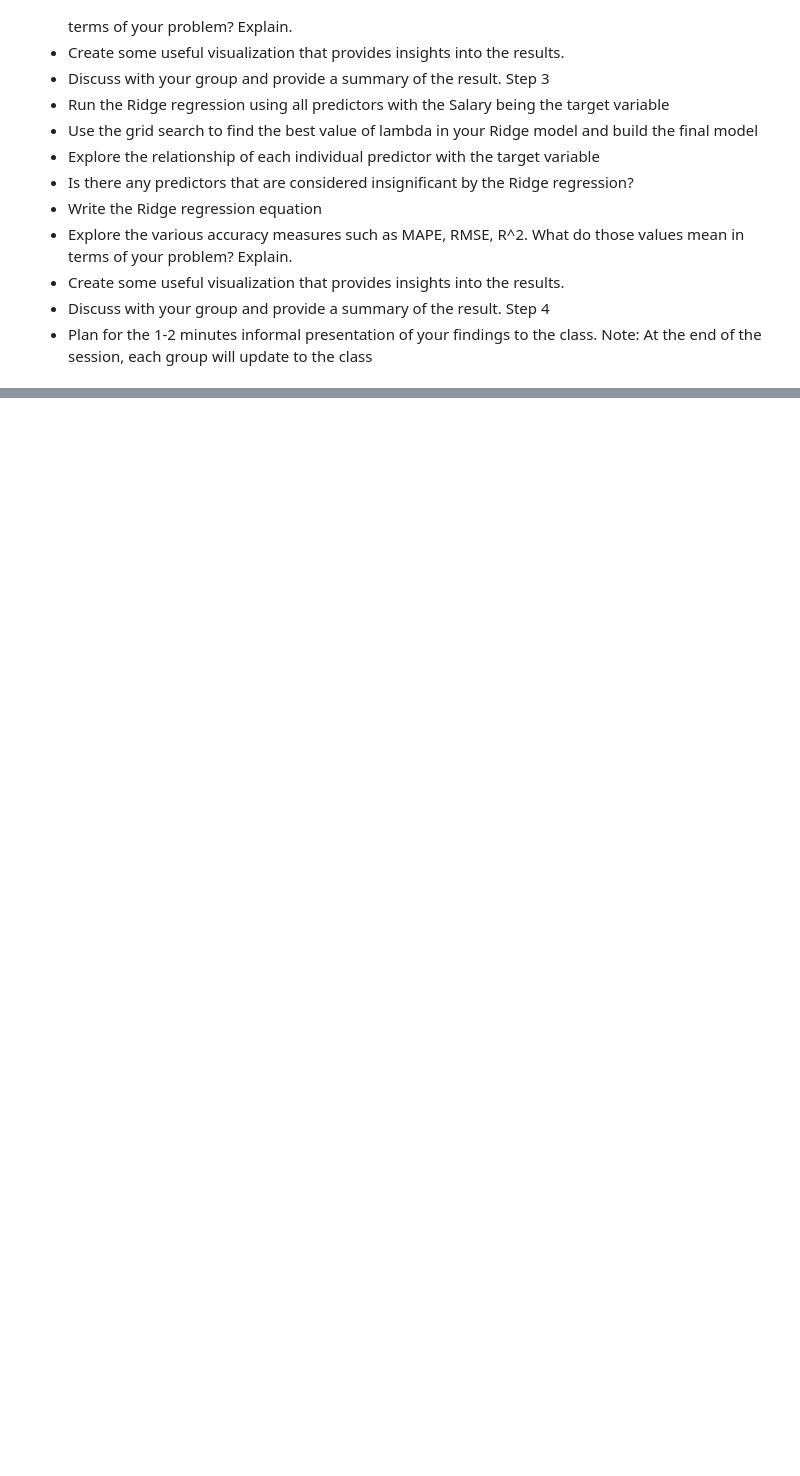
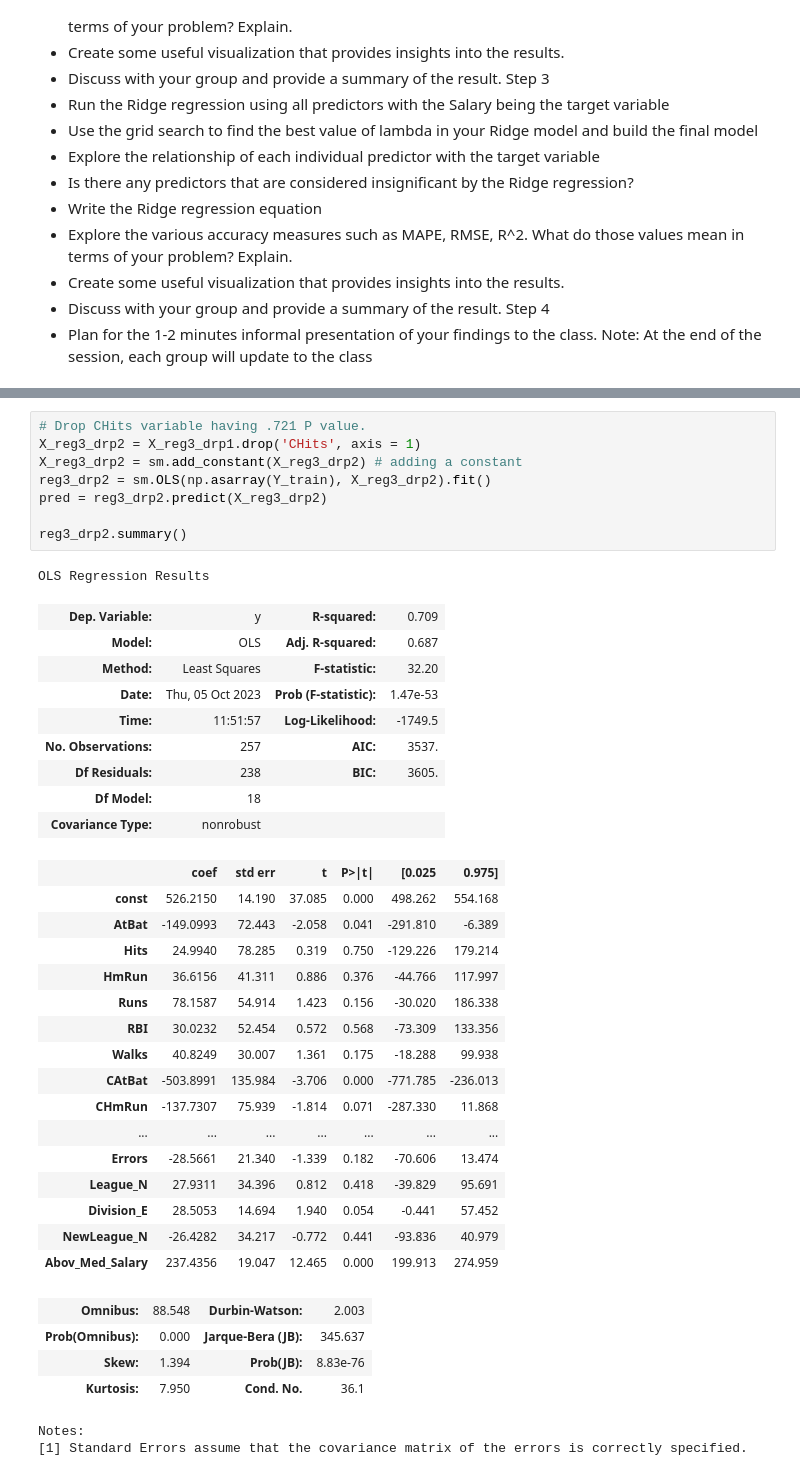
Before and after one commit to sah9j/DataDive1, a Jupyter notebook: Regression DATA Dive Baseball Players dataset Fall 2023.ipynb, the cells around one changed output, grey strips where cells are left out. Cells and saved outputs as stored; diff of their text form; blank space fills up the shorter version.

```diff
--- a/Regression DATA Dive Baseball Players dataset Fall 2023.ipynb
+++ b/Regression DATA Dive Baseball Players dataset Fall 2023.ipynb
@@ -476,0 +586,41 @@ Note: At the end of the session, each group will update to the class
+# %%
+# Drop CHits variable having .721 P value.
+X_reg3_drp2 = X_reg3_drp1.drop('CHits', axis = 1)
+X_reg3_drp2 = sm.add_constant(X_reg3_drp2) # adding a constant
+reg3_drp2 = sm.OLS(np.asarray(Y_train), X_reg3_drp2).fit()
+pred = reg3_drp2.predict(X_reg3_drp2)
+
+reg3_drp2.summary()
+# %% [output]
+OLS Regression Results
+| Dep. Variable: | y | R-squared: | 0.709 |
+| Model: | OLS | Adj. R-squared: | 0.687 |
+| Method: | Least Squares | F-statistic: | 32.20 |
+| Date: | Thu, 05 Oct 2023 | Prob (F-statistic): | 1.47e-53 |
+| Time: | 11:51:57 | Log-Likelihood: | -1749.5 |
+| No. Observations: | 257 | AIC: | 3537. |
+| Df Residuals: | 238 | BIC: | 3605. |
+| Df Model: | 18 |  |  |
+| Covariance Type: | nonrobust |  |  |
+|  | coef | std err | t | P>|t| | [0.025 | 0.975] |
+| const | 526.2150 | 14.190 | 37.085 | 0.000 | 498.262 | 554.168 |
+| AtBat | -149.0993 | 72.443 | -2.058 | 0.041 | -291.810 | -6.389 |
+| Hits | 24.9940 | 78.285 | 0.319 | 0.750 | -129.226 | 179.214 |
+| HmRun | 36.6156 | 41.311 | 0.886 | 0.376 | -44.766 | 117.997 |
+| Runs | 78.1587 | 54.914 | 1.423 | 0.156 | -30.020 | 186.338 |
+| RBI | 30.0232 | 52.454 | 0.572 | 0.568 | -73.309 | 133.356 |
+| Walks | 40.8249 | 30.007 | 1.361 | 0.175 | -18.288 | 99.938 |
+| CAtBat | -503.8991 | 135.984 | -3.706 | 0.000 | -771.785 | -236.013 |
+| CHmRun | -137.7307 | 75.939 | -1.814 | 0.071 | -287.330 | 11.868 |
+| ... | ... | ... | ... | ... | ... | ... |
+| Errors | -28.5661 | 21.340 | -1.339 | 0.182 | -70.606 | 13.474 |
+| League_N | 27.9311 | 34.396 | 0.812 | 0.418 | -39.829 | 95.691 |
+| Division_E | 28.5053 | 14.694 | 1.940 | 0.054 | -0.441 | 57.452 |
+| NewLeague_N | -26.4282 | 34.217 | -0.772 | 0.441 | -93.836 | 40.979 |
+| Abov_Med_Salary | 237.4356 | 19.047 | 12.465 | 0.000 | 199.913 | 274.959 |
+| Omnibus: | 88.548 | Durbin-Watson: | 2.003 |
+| Prob(Omnibus): | 0.000 | Jarque-Bera (JB): | 345.637 |
+| Skew: | 1.394 | Prob(JB): | 8.83e-76 |
+| Kurtosis: | 7.950 | Cond. No. | 36.1 |
+Notes:
+[1] Standard Errors assume that the covariance matrix of the errors is correctly specified.
```
Also changed, not shown: parts of 18 cells of this notebook.
